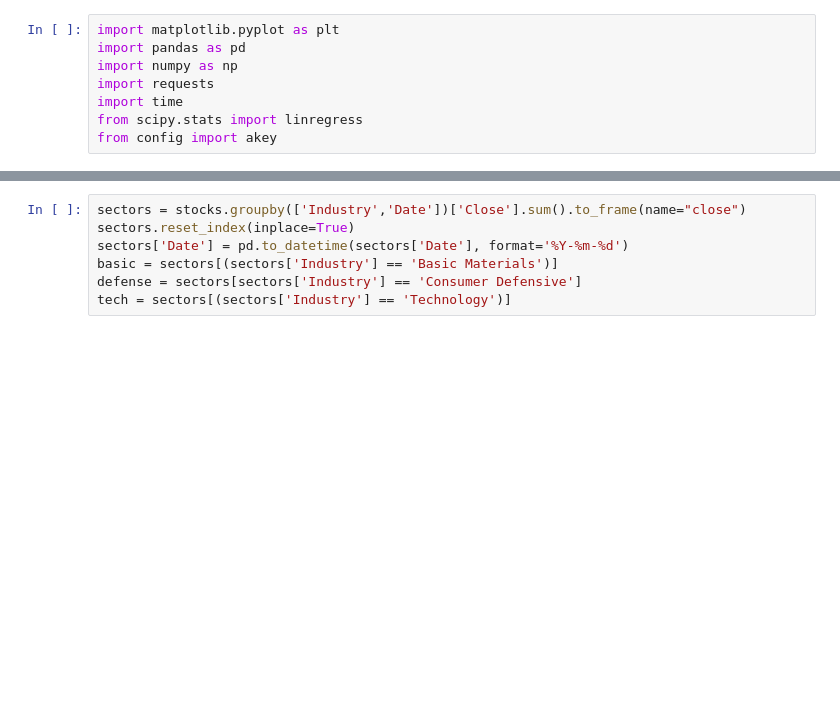
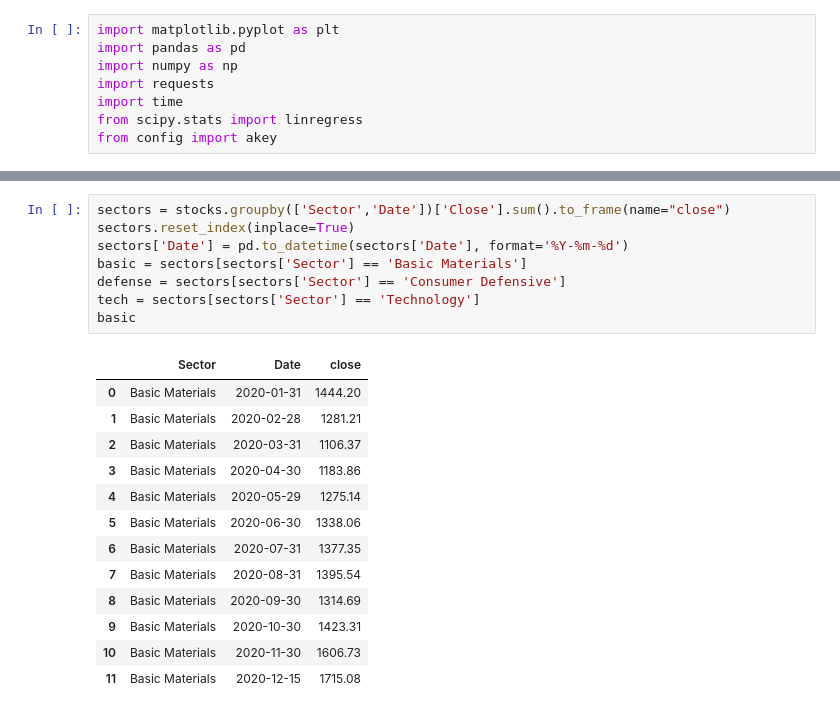
Before and after one commit to andresALLDAY/Project1, a Jupyter notebook: industry_plots.ipynb, the cells around one changed output, grey strips where cells are left out. Drawn from its saved outputs; the diff is of its cells as text; blank space fills up the shorter version.

Commit message:
flipped sector & industry, updated images

```diff
--- a/industry_plots.ipynb
+++ b/industry_plots.ipynb
@@ -106,8 +130,23 @@ stocks.head()
 # %%
-sectors = stocks.groupby(['Industry','Date'])['Close'].sum().to_frame(name="close")
+sectors = stocks.groupby(['Sector','Date'])['Close'].sum().to_frame(name="close")
 sectors.reset_index(inplace=True)
 sectors['Date'] = pd.to_datetime(sectors['Date'], format='%Y-%m-%d')
-basic = sectors[(sectors['Industry'] == 'Basic Materials')]
-defense = sectors[sectors['Industry'] == 'Consumer Defensive']
-tech = sectors[(sectors['Industry'] == 'Technology')]
+basic = sectors[sectors['Sector'] == 'Basic Materials']
+defense = sectors[sectors['Sector'] == 'Consumer Defensive']
+tech = sectors[sectors['Sector'] == 'Technology']
+basic
+# %% [output]
+|  | Sector | Date | close |
+| 0 | Basic Materials | 2020-01-31 | 1444.20 |
+| 1 | Basic Materials | 2020-02-28 | 1281.21 |
+| 2 | Basic Materials | 2020-03-31 | 1106.37 |
+| 3 | Basic Materials | 2020-04-30 | 1183.86 |
+| 4 | Basic Materials | 2020-05-29 | 1275.14 |
+| 5 | Basic Materials | 2020-06-30 | 1338.06 |
+| 6 | Basic Materials | 2020-07-31 | 1377.35 |
+| 7 | Basic Materials | 2020-08-31 | 1395.54 |
+| 8 | Basic Materials | 2020-09-30 | 1314.69 |
+| 9 | Basic Materials | 2020-10-30 | 1423.31 |
+| 10 | Basic Materials | 2020-11-30 | 1606.73 |
+| 11 | Basic Materials | 2020-12-15 | 1715.08 |
 # %%
```
Also changed, not shown: parts of 9 cells of this notebook, 24 other files.
